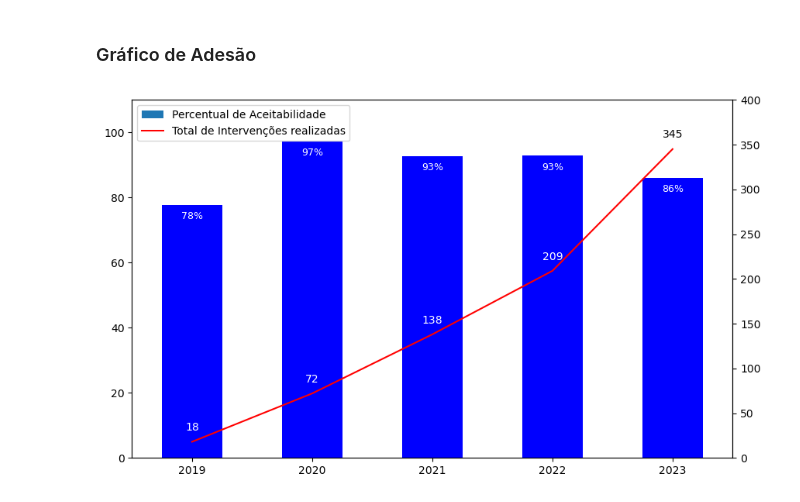
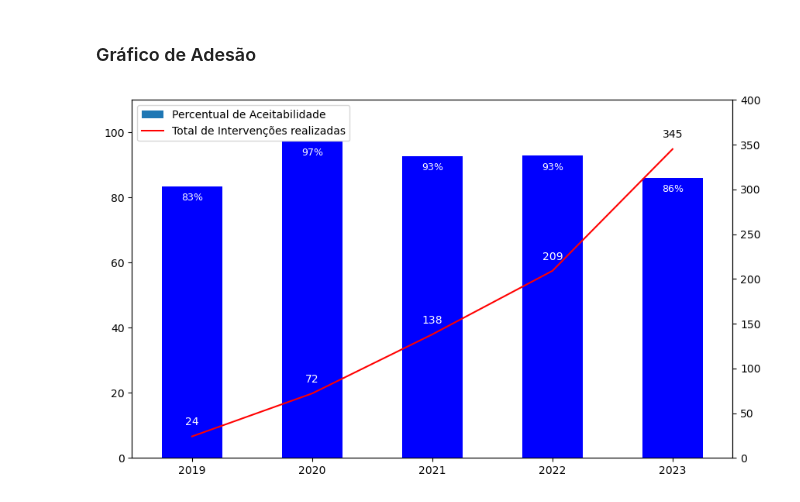
Before and after one commit to salgadosp/intervencoes_farmaceuticas, a Jupyter notebook: analise.ipynb, the cells around one changed output. Drawn from its saved outputs; the diff is of its cells as text; code cells hidden in the pictures.

```diff
--- a/analise.ipynb
+++ b/analise.ipynb
@@ -24,7 +24,7 @@ df_year = {}
 warnings.filterwarnings('ignore', category=UserWarning)
 
 for year in range(2019, 2024):
-    df_year[year] = pd.read_excel('dados.xlsx', str(year))
+    df_year[year] = pd.read_excel('dados_update.xlsx', str(year))
 
 df = pd.concat([df_year[year] for year in range(2019, 2024)])
 
@@ -37,6 +37,8 @@ df['AvalAdes'] = df['AvalAdes'].replace(np.nan, 'NA')
 df['year'] = df['Date'].apply(lambda x: x.year)
 df['month'] = df['Date'].apply(lambda x: x.month)
 
+df['StratIntervPrim'] = df['StratIntervPrim'].apply(lambda x: x.replace('_', ' ').replace('prescrição ', 'prescrição'))
+df['ProbRelacPrim'] = df['ProbRelacPrim'].apply(lambda x: x.replace('ção ', 'ção'))
 df.Age = np.where(df.Age > 6000, df.Age[df.Age < 6000].mean(), df.Age)
 # %% [markdown]
 ### 1. Quais são os medicamentos mais solicitados, ao longo do tempo?
@@ -331,0 +515,11 @@ plt.show()
+# %%
+bins = range(10, 111, 10)
+labels = [f'{i}-{i+9}' for i in bins[:-1]]
+
+df['Age_group'] = pd.cut(df['Age'], bins=bins, labels=labels, right=False)
+df['Age_group'] = df['Age_group'].cat.rename_categories({'10-19': '-20'})
+
+
+df_adesao_idade = df.pivot_table(index='Age_group', values='Pac', aggfunc='count', observed=False).join(pd.crosstab(df.Age_group, df.AvalAdes, normalize='index')).rename(columns={'Pac': 'Total'})
+
+df_adesao_idade#.to_excel('adesao_por_idade.xlsx')
@@ -482,41 +627,41 @@ final_pivot.to_excel('pivot.xlsx')
 # %% [markdown]
 ### Gráfico de Adesão
 # %%
-df_years = df.pivot_table(index='year', columns='AvalAdes', values='Pac', aggfunc='count')
-df_years.replace(np.nan, 0, inplace=True)
+df_aval_year = df.pivot_table(index='year', columns='AvalAdes', values='Pac', aggfunc='count')
+df_aval_year.replace(np.nan, 0, inplace=True)
 
-df_years['Total'] = df_years['A'] + df_years['NA'] + df_years['NAJ']
-df_years['AdesRate'] = df_years['A']/df_years['Total']*100
+df_aval_year['Total'] = df_aval_year['A'] + df_aval_year['NA'] + df_aval_year['NAJ']
+df_aval_year['AdesRate'] = df_aval_year['A']/df_aval_year['Total']*100
 # %%
-import matplotlib.pyplot as plt
+
 
 fig, ax1 = plt.subplots(figsize=(10, 6))
 
-df_years.plot(y='AdesRate', kind='bar', legend=False, ax=ax1, color='blue')
+df_aval_year.plot(y='AdesRate', kind='bar', legend=False, ax=ax1, color='blue')
 
 plt.xticks(rotation=0)
 plt.xlabel('')
 
-for i, value in enumerate(df_years['AdesRate']):
+for i, value in enumerate(df_aval_year['AdesRate']):
     ax1.text(i, value - 5, f'{str(round(value))}%', ha='center', va='bottom', fontsize=9, color='white')
 
 ax2 = ax1.twinx()
 
-df_years.reset_index().plot(y='Total', kind='line', color='red', ax=ax2, legend=False)
+df_aval_year.reset_index().plot(y='Total', kind='line', color='red', ax=ax2, legend=False)
 
-for i, value in enumerate(df_years.reset_index()['Total']):
+for i, value in enumerate(df_aval_year.reset_index()['Total']):
     ax2.text(i, value + 10, str(round(value)), ha='center', va='bottom', fontsize=10, color='white')
 
 ax2.text(i, value + 10, str(round(value)), ha='center', va='bottom', fontsize=10, color='black')
 
-ax1.set_ylim(0, 110)  # Adjust for AdesRate
-ax2.set_ylim(0, 400)  # Adjust for Total
+ax1.set_ylim(0, 110)
+ax2.set_ylim(0, 400)
 
-ax1.set_xlim(-0.5, len(df_years) - 0.5)  # Dynamically adjust based on data length
+ax1.set_xlim(-0.5, len(df_aval_year) - 0.5)
 
 bar_legend = ax1.bar([], [], color='blue', label='Percentual de Aceitabilidade')
 line_legend, = ax2.plot([], [], color='red', label='Total de Intervenções realizadas')
 
 ax1.legend(handles=[bar_legend, line_legend], loc='upper left', fontsize=10);
 # %% [output]
-[figure, old version]
+[figure, new version]
```
Also changed, not shown: parts of 68 cells of this notebook.
